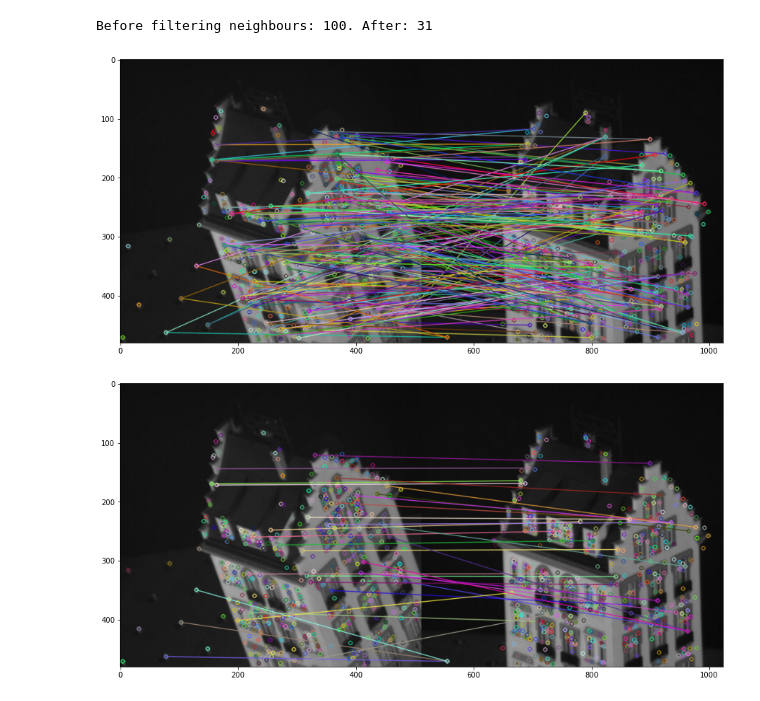
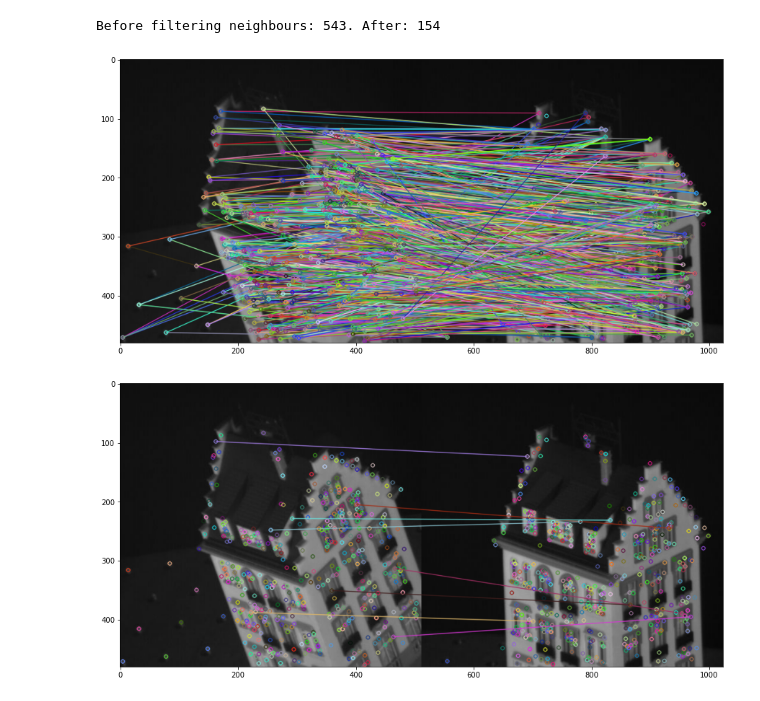
Before and after one commit to OlegBEZb/CV2_UVA_assignments, a Jupyter notebook: assignment2/src/detailed_experiments.ipynb, the cells around one changed output. Cells and saved outputs as stored; diff of their text form; code cells hidden in the pictures.

```diff
--- a/assignment2/src/detailed_experiments.ipynb
+++ b/assignment2/src/detailed_experiments.ipynb
@@ -14,9 +14,9 @@ from fundamental_matrix import keypoint_matcher
 # %%
-matches, points1, points2, kp1, kp2 = keypoint_matcher(image1, image2,
-                                                       random_n=100,
-                                                       filter_neighbours=True,
-                                                       draw_matches=True)
+matches, matched_points1, matched_points2, kp1, kp2 = keypoint_matcher(image1, image2,
+                                                                       random_n=8,
+                                                                       filter_neighbours=True,
+                                                                       draw_matches=True)
 # %% [output]
-Before filtering neighbours: 100. After: 31
+Before filtering neighbours: 543. After: 154
-[figure, old version]
+[figure, new version]
-[figure, old version]
+[figure, new version]
```
Also changed, not shown: parts of 3 cells of this notebook, 2 other files.
